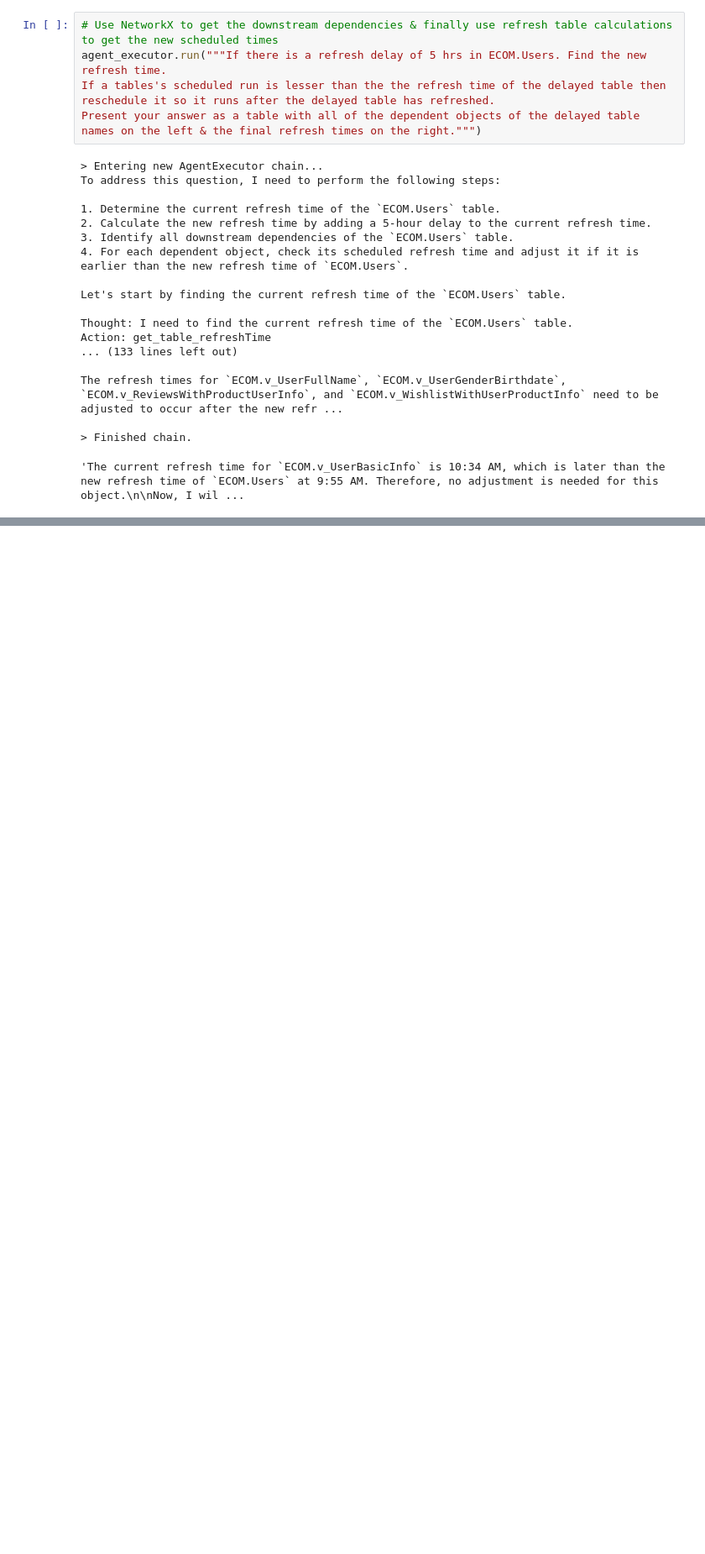
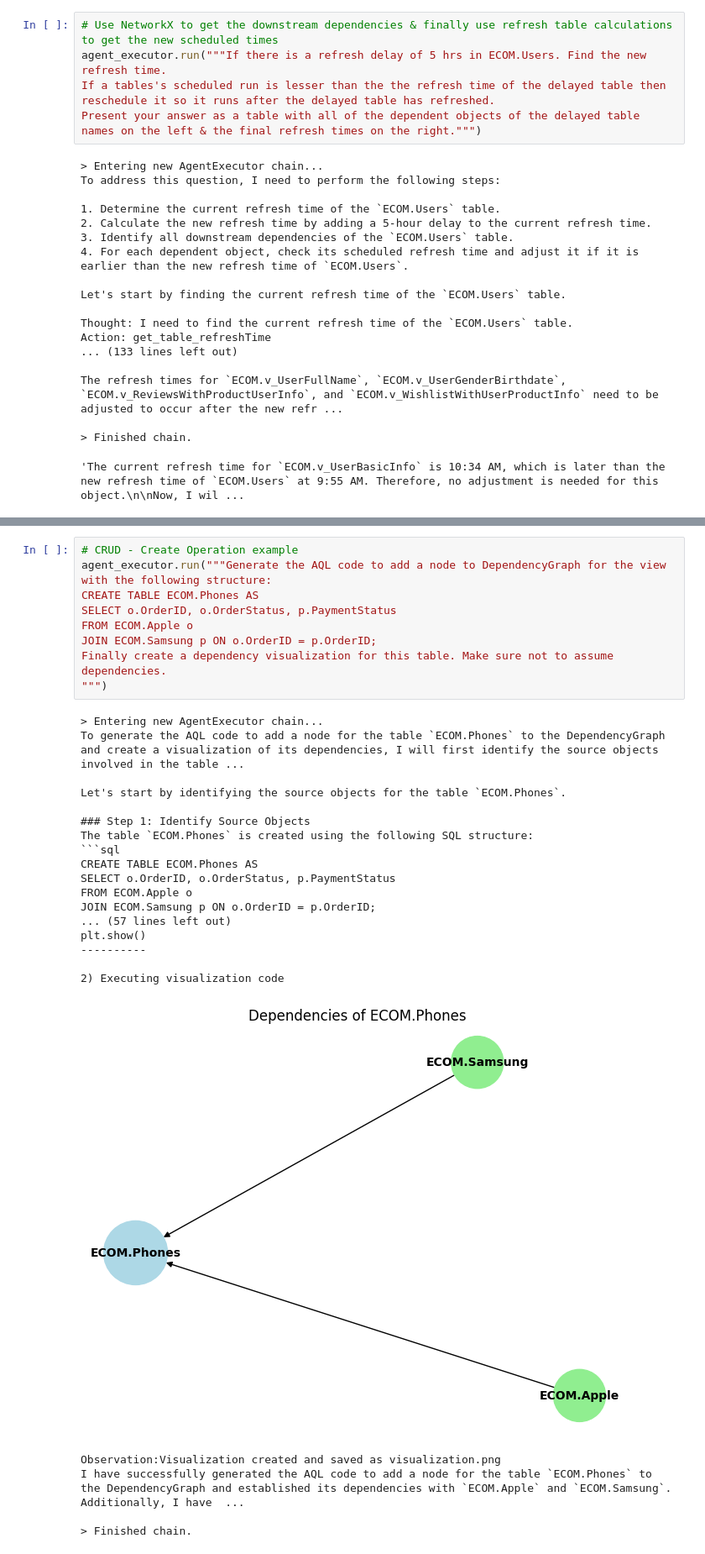
Before and after one commit to HrishikeshP-01/DEBy-Project, a Jupyter notebook: DEBy.ipynb, the cells around one changed output, grey strips where cells are left out. Shown at 84% size. Saved outputs shown, nothing was run; the diff lists cells and outputs as text; blank space fills up the shorter version.

````diff
--- a/DEBy.ipynb
+++ b/DEBy.ipynb
@@ -789,0 +978,32 @@ The refresh times for `ECOM.v_UserFullName`, `ECOM.v_UserGenderBirthdate`, `ECOM
+# %%
+# CRUD - Create Operation example
+agent_executor.run("""Generate the AQL code to add a node to DependencyGraph for the view with the following structure:
+CREATE TABLE ECOM.Phones AS
+SELECT o.OrderID, o.OrderStatus, p.PaymentStatus
+FROM ECOM.Apple o
+JOIN ECOM.Samsung p ON o.OrderID = p.OrderID;
+Finally create a dependency visualization for this table. Make sure not to assume dependencies.
+""")
+# %% [output]
+> Entering new AgentExecutor chain...
+To generate the AQL code to add a node for the table `ECOM.Phones` to the DependencyGraph and create a visualization of its dependencies, I will first identify the source objects involved in the table ...
+
+Let's start by identifying the source objects for the table `ECOM.Phones`.
+
+### Step 1: Identify Source Objects
+The table `ECOM.Phones` is created using the following SQL structure:
+```sql
+CREATE TABLE ECOM.Phones AS
+SELECT o.OrderID, o.OrderStatus, p.PaymentStatus
+FROM ECOM.Apple o
+JOIN ECOM.Samsung p ON o.OrderID = p.OrderID;
+... (57 lines left out)
+plt.show()
+----------
+
+2) Executing visualization code
+[figure, added]
+Observation:Visualization created and saved as visualization.png
+I have successfully generated the AQL code to add a node for the table `ECOM.Phones` to the DependencyGraph and established its dependencies with `ECOM.Apple` and `ECOM.Samsung`. Additionally, I have  ...
+
+> Finished chain.
````
Also changed, not shown: parts of 26 cells of this notebook.
